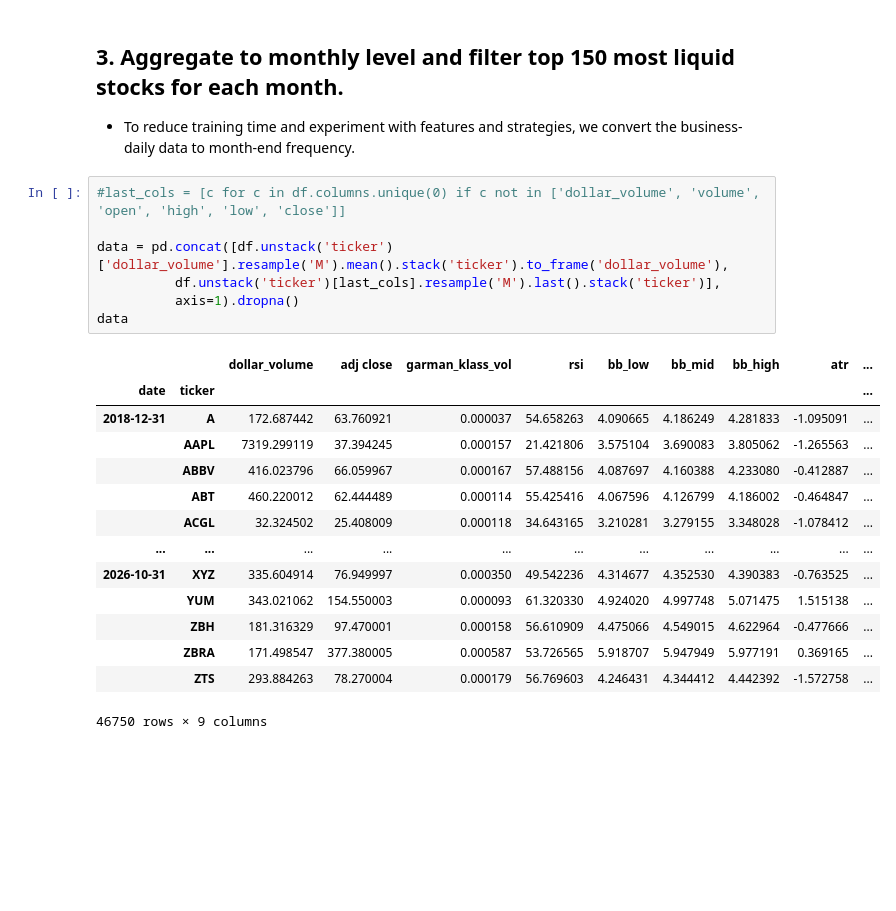
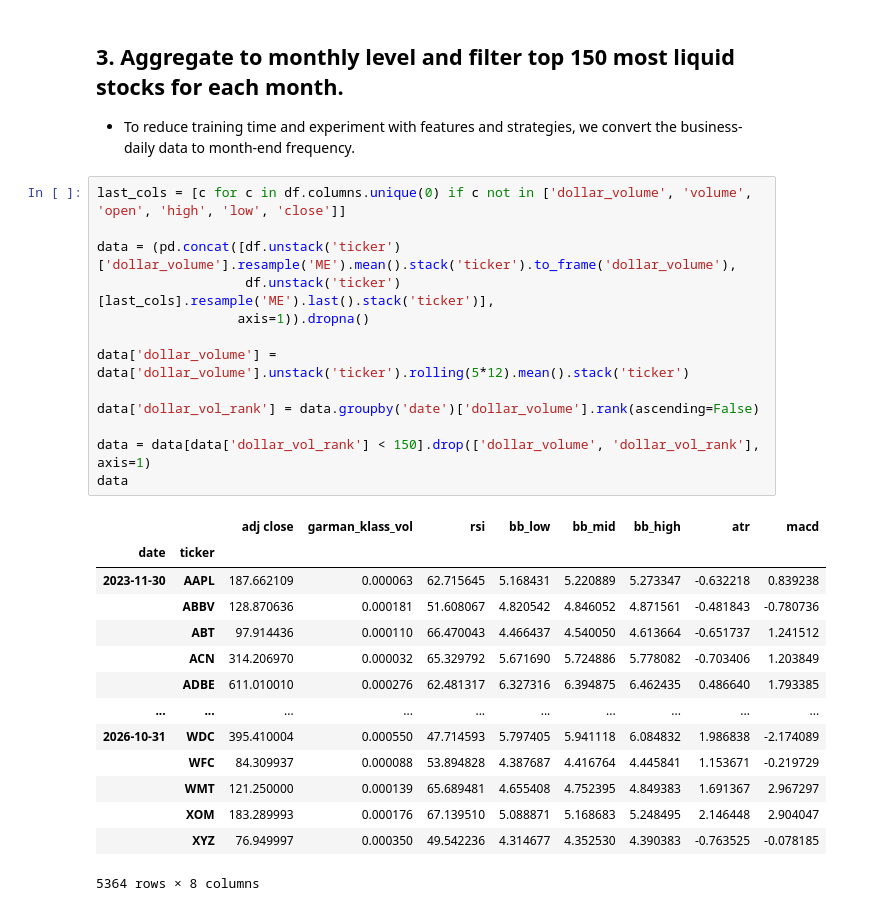
Before and after one commit to DJ-Ortega/unsupervised-trading-strat, a Jupyter notebook: Unsupervised_strat.ipynb, the cells around one changed output. Cells and saved outputs as stored; diff of their text form; blank space fills up the shorter version.

Commit message:
Filtered to top 149 most liquid stocks each month, based on a 5 year rolling average.

```diff
--- a/Unsupervised_strat.ipynb
+++ b/Unsupervised_strat.ipynb
@@ -146,24 +146,30 @@ df
 
 * To reduce training time and experiment with features and strategies, we convert the business-daily data to month-end frequency.
 # %%
-#last_cols = [c for c in df.columns.unique(0) if c not in ['dollar_volume', 'volume', 'open', 'high', 'low', 'close']]
+last_cols = [c for c in df.columns.unique(0) if c not in ['dollar_volume', 'volume', 'open', 'high', 'low', 'close']]
 
-data = pd.concat([df.unstack('ticker')['dollar_volume'].resample('M').mean().stack('ticker').to_frame('dollar_volume'),
-          df.unstack('ticker')[last_cols].resample('M').last().stack('ticker')],
-          axis=1).dropna()
+data = (pd.concat([df.unstack('ticker')['dollar_volume'].resample('ME').mean().stack('ticker').to_frame('dollar_volume'),
+                   df.unstack('ticker')[last_cols].resample('ME').last().stack('ticker')],
+                  axis=1)).dropna()
+
+data['dollar_volume'] = data['dollar_volume'].unstack('ticker').rolling(5*12).mean().stack('ticker')
+
+data['dollar_vol_rank'] = data.groupby('date')['dollar_volume'].rank(ascending=False)
+
+data = data[data['dollar_vol_rank'] < 150].drop(['dollar_volume', 'dollar_vol_rank'], axis=1)
 data
 # %% [output]
-|  |  | dollar_volume | adj close | garman_klass_vol | rsi | bb_low | bb_mid | bb_high | atr | ... |
-| date | ticker |  |  |  |  |  |  |  |  | ... |
-| 2018-12-31 | A | 172.687442 | 63.760921 | 0.000037 | 54.658263 | 4.090665 | 4.186249 | 4.281833 | -1.095091 | ... |
-|  | AAPL | 7319.299119 | 37.394245 | 0.000157 | 21.421806 | 3.575104 | 3.690083 | 3.805062 | -1.265563 | ... |
-|  | ABBV | 416.023796 | 66.059967 | 0.000167 | 57.488156 | 4.087697 | 4.160388 | 4.233080 | -0.412887 | ... |
-|  | ABT | 460.220012 | 62.444489 | 0.000114 | 55.425416 | 4.067596 | 4.126799 | 4.186002 | -0.464847 | ... |
-|  | ACGL | 32.324502 | 25.408009 | 0.000118 | 34.643165 | 3.210281 | 3.279155 | 3.348028 | -1.078412 | ... |
-| ... | ... | ... | ... | ... | ... | ... | ... | ... | ... | ... |
-| 2026-10-31 | XYZ | 335.604914 | 76.949997 | 0.000350 | 49.542236 | 4.314677 | 4.352530 | 4.390383 | -0.763525 | ... |
-|  | YUM | 343.021062 | 154.550003 | 0.000093 | 61.320330 | 4.924020 | 4.997748 | 5.071475 | 1.515138 | ... |
-|  | ZBH | 181.316329 | 97.470001 | 0.000158 | 56.610909 | 4.475066 | 4.549015 | 4.622964 | -0.477666 | ... |
-|  | ZBRA | 171.498547 | 377.380005 | 0.000587 | 53.726565 | 5.918707 | 5.947949 | 5.977191 | 0.369165 | ... |
-|  | ZTS | 293.884263 | 78.270004 | 0.000179 | 56.769603 | 4.246431 | 4.344412 | 4.442392 | -1.572758 | ... |
+|  |  | adj close | garman_klass_vol | rsi | bb_low | bb_mid | bb_high | atr | macd |
+| date | ticker |  |  |  |  |  |  |  |  |
+| 2023-11-30 | AAPL | 187.662109 | 0.000063 | 62.715645 | 5.168431 | 5.220889 | 5.273347 | -0.632218 | 0.839238 |
+|  | ABBV | 128.870636 | 0.000181 | 51.608067 | 4.820542 | 4.846052 | 4.871561 | -0.481843 | -0.780736 |
+|  | ABT | 97.914436 | 0.000110 | 66.470043 | 4.466437 | 4.540050 | 4.613664 | -0.651737 | 1.241512 |
+|  | ACN | 314.206970 | 0.000032 | 65.329792 | 5.671690 | 5.724886 | 5.778082 | -0.703406 | 1.203849 |
+|  | ADBE | 611.010010 | 0.000276 | 62.481317 | 6.327316 | 6.394875 | 6.462435 | 0.486640 | 1.793385 |
+| ... | ... | ... | ... | ... | ... | ... | ... | ... | ... |
+| 2026-10-31 | WDC | 395.410004 | 0.000550 | 47.714593 | 5.797405 | 5.941118 | 6.084832 | 1.986838 | -2.174089 |
+|  | WFC | 84.309937 | 0.000088 | 53.894828 | 4.387687 | 4.416764 | 4.445841 | 1.153671 | -0.219729 |
+|  | WMT | 121.250000 | 0.000139 | 65.689481 | 4.655408 | 4.752395 | 4.849383 | 1.691367 | 2.967297 |
+|  | XOM | 183.289993 | 0.000176 | 67.139510 | 5.088871 | 5.168683 | 5.248495 | 2.146448 | 2.904047 |
+|  | XYZ | 76.949997 | 0.000350 | 49.542236 | 4.314677 | 4.352530 | 4.390383 | -0.763525 | -0.078185 |
-46750 rows × 9 columns
+5364 rows × 8 columns
```
